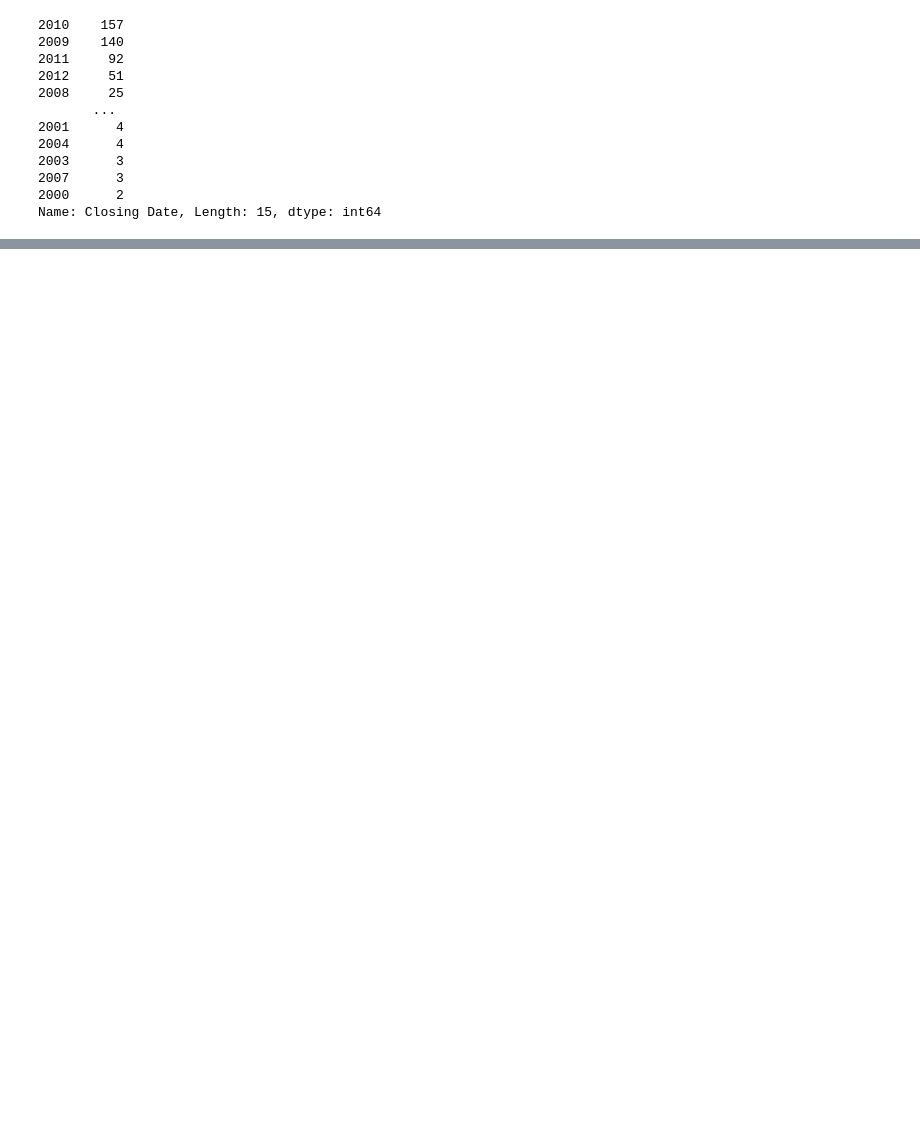
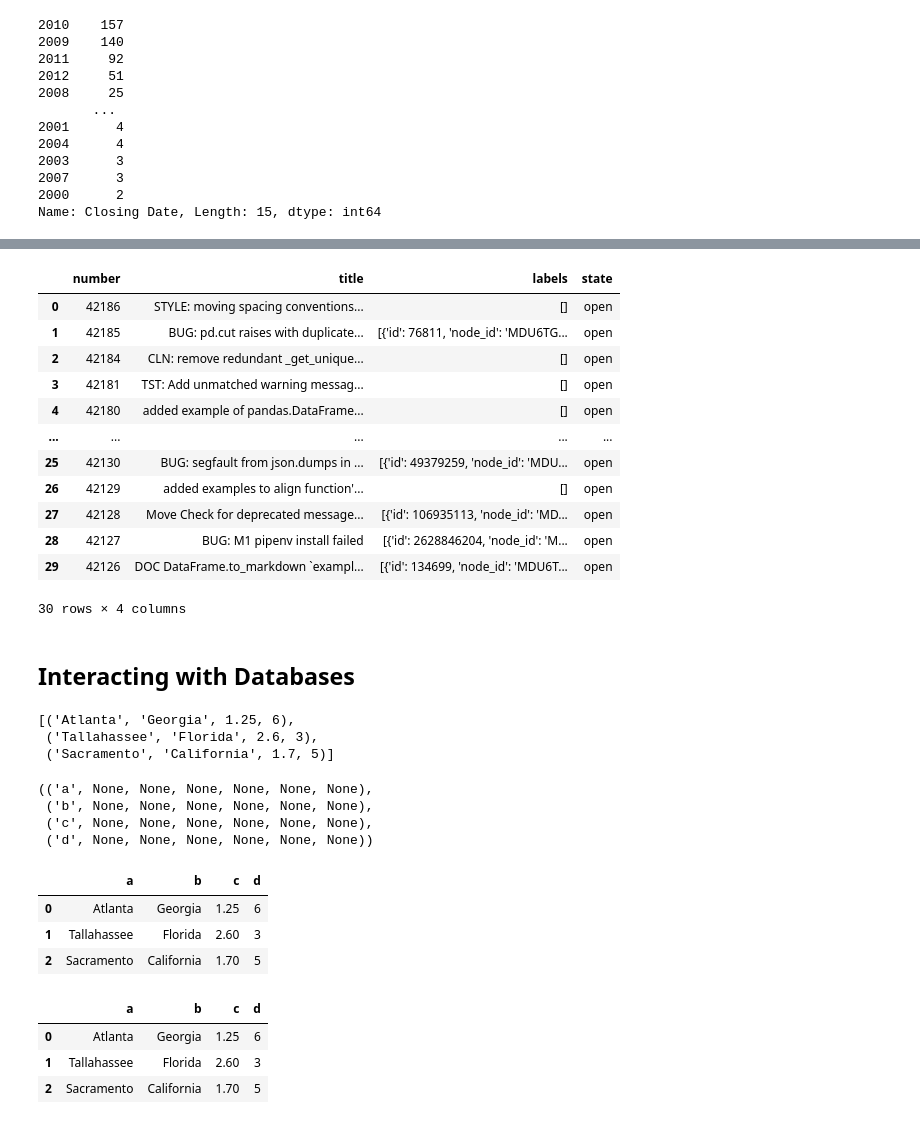
Before and after one commit to chunyaozhang/laikang_00, a Jupyter notebook: ch06_Data_Loading,Storage,and_File_Formats.ipynb, the cells around one changed output, grey strips where cells are left out. Cells and saved outputs as stored; diff of their text form; code cells hidden in the pictures; blank space fills up the shorter version.

```diff
--- a/ch06_Data_Loading,Storage,and_File_Formats.ipynb
+++ b/ch06_Data_Loading,Storage,and_File_Formats.ipynb
@@ -535,0 +690,9 @@ Name: Closing Date, Length: 15, dtype: int64
+# %%
+# To find the last 30 GitHub issues for pandas on GitHub, we can make a GET HTTP
+# request using the add-on requests library:
+import requests
+url =  'https://api.github.com/repos/pandas-dev/pandas/issues'
+
+resp = requests.get(url)
+
+resp
@@ -535,0 +701,5 @@ Name: Closing Date, Length: 15, dtype: int64
+# %%
+# The Response object’s json method will return a dictionary containing JSON parsed
+# into native Python objects:
+data = resp.json()
+data[0]['title']
@@ -535,0 +728,22 @@ Name: Closing Date, Length: 15, dtype: int64
+# %%
+# Each element in data is a dictionary containing all of the data found on a GitHub
+# issue page (except for the comments). We can pass data directly to DataFrame and
+# extract fields of interest:
+issues = pd.DataFrame(data, columns=['number', 'title', 'labels', 'state'])
+issues
+# %% [output]
+|  | number | title | labels | state |
+| 0 | 42186 | STYLE: moving spacing conventions... | [] | open |
+| 1 | 42185 | BUG: pd.cut raises with duplicate... | [{'id': 76811, 'node_id': 'MDU6TG... | open |
+| 2 | 42184 | CLN: remove redundant _get_unique... | [] | open |
+| 3 | 42181 | TST: Add unmatched warning messag... | [] | open |
+| 4 | 42180 | added example of pandas.DataFrame... | [] | open |
+| ... | ... | ... | ... | ... |
+| 25 | 42130 | BUG: segfault from json.dumps in ... | [{'id': 49379259, 'node_id': 'MDU... | open |
+| 26 | 42129 | added examples to align function'... | [] | open |
+| 27 | 42128 | Move Check for deprecated message... | [{'id': 106935113, 'node_id': 'MD... | open |
+| 28 | 42127 | BUG: M1 pipenv install failed | [{'id': 2628846204, 'node_id': 'M... | open |
+| 29 | 42126 | DOC DataFrame.to_markdown `exampl... | [{'id': 134699, 'node_id': 'MDU6T... | open |
+30 rows × 4 columns
+# %% [markdown]
+## Interacting with Databases
@@ -535,0 +776,43 @@ Name: Closing Date, Length: 15, dtype: int64
+# %%
+# Most Python SQL drivers (PyODBC, psycopg2, MySQLdb, pymssql, etc.) return a list
+# of tuples when selecting data from a table:
+cursor = con.execute('select * from test')
+rows = cursor.fetchall()
+rows
+# %% [output]
+[('Atlanta', 'Georgia', 1.25, 6),
+ ('Tallahassee', 'Florida', 2.6, 3),
+ ('Sacramento', 'California', 1.7, 5)]
+# %%
+# You can pass the list of tuples to the DataFrame constructor, but you also need the
+# column names, contained in the cursor’s description attribute:
+cursor.description
+# %% [output]
+(('a', None, None, None, None, None, None),
+ ('b', None, None, None, None, None, None),
+ ('c', None, None, None, None, None, None),
+ ('d', None, None, None, None, None, None))
+# %%
+pd.DataFrame(rows, columns=[x[0] for x in cursor.description])
+# %% [output]
+|  | a | b | c | d |
+| 0 | Atlanta | Georgia | 1.25 | 6 |
+| 1 | Tallahassee | Florida | 2.60 | 3 |
+| 2 | Sacramento | California | 1.70 | 5 |
+# %%
+# This is quite a bit of munging that you’d rather not repeat each time you query the
+# database. The SQLAlchemy project is a popular Python SQL toolkit that abstracts
+# away many of the common differences between SQL databases. pandas has a
+# read_sql function that enables you to read data easily from a general SQLAlchemy
+# connection. Here, we’ll connect to the same SQLite database with SQLAlchemy and
+# read data from the table created before:
+import sqlalchemy as sqla
+
+db = sqla.create_engine('sqlite:///mydata.sqlite')
+
+pd.read_sql('select * from test',db)
+# %% [output]
+|  | a | b | c | d |
+| 0 | Atlanta | Georgia | 1.25 | 6 |
+| 1 | Tallahassee | Florida | 2.60 | 3 |
+| 2 | Sacramento | California | 1.70 | 5 |
```
Also changed, not shown: parts of 32 cells of this notebook, 1 other file.
